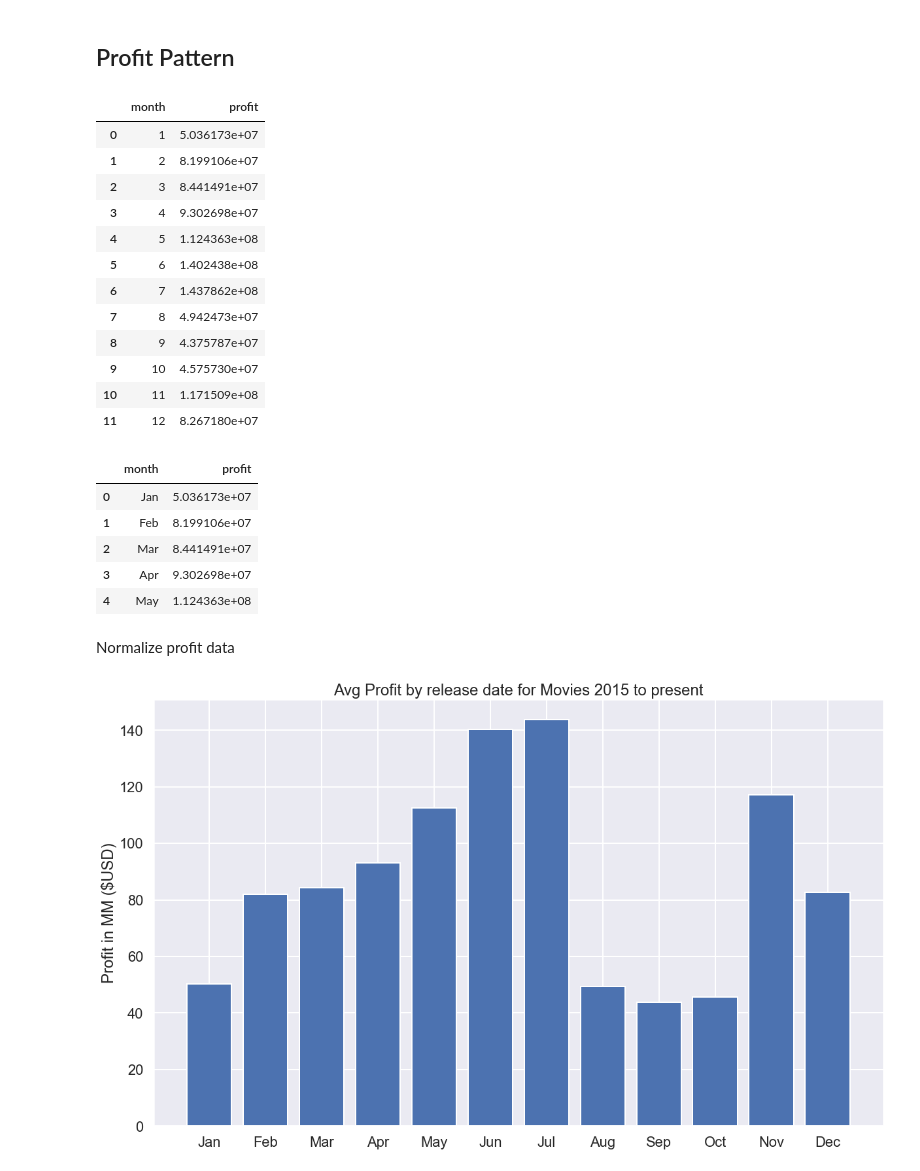
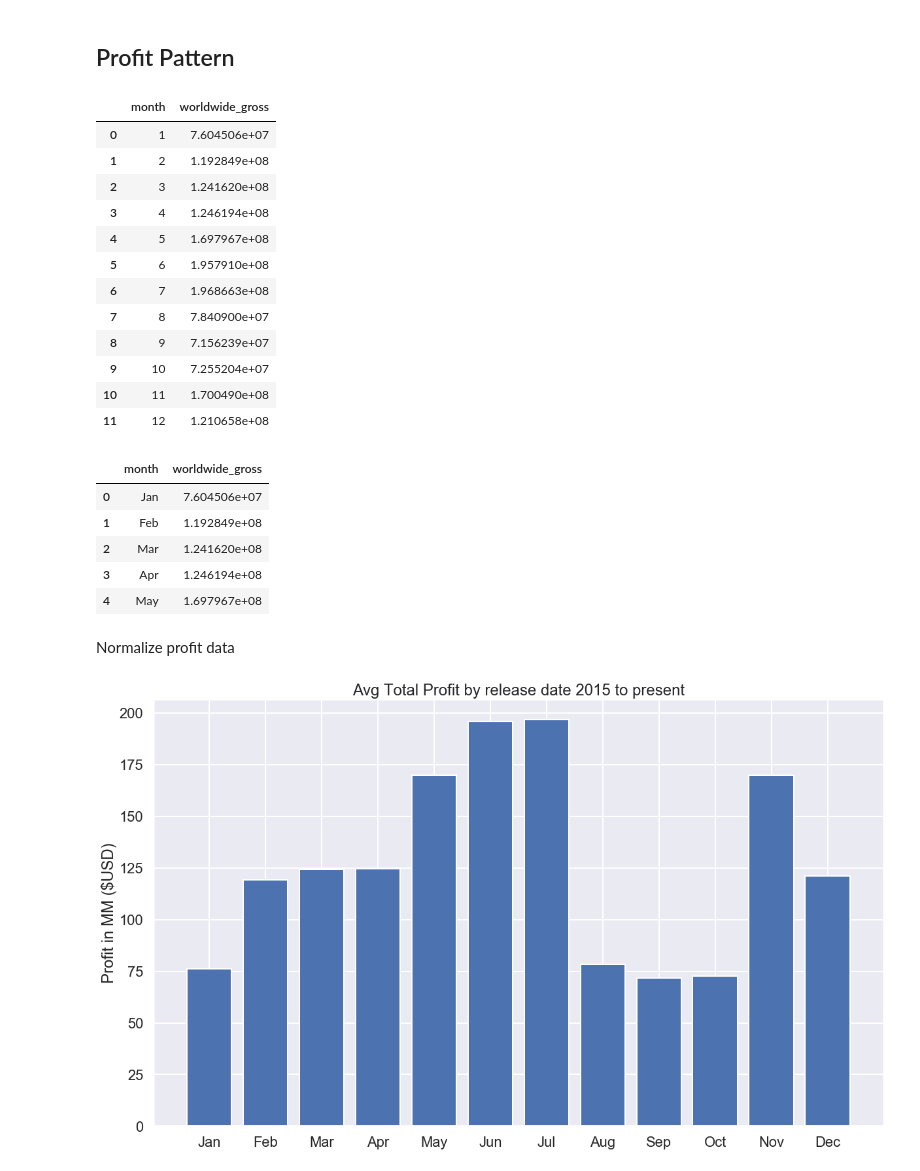
Before and after one commit to etr359/project-1-movie-analysis, a Jupyter notebook: project1_analysis_MASTER2.ipynb, the cells around one changed output. Cells and saved outputs as stored; diff of their text form; code cells hidden in the pictures.

```diff
--- a/project1_analysis_MASTER2.ipynb
+++ b/project1_analysis_MASTER2.ipynb
@@ -1352,3 +820 @@ Create profit column
-# %%
-tn_movie_budgets['profit'] = tn_movie_budgets['worldwide_gross'] - tn_movie_budgets['production_budget']
 # %%
@@ -1363,23 +829,23 @@ tn_movie_budgets.sort_values(by='profit', ascending=False).head()
 # %% [markdown]
 ## Profit Pattern
 # %%
-profit_by_month_year = tn_movie_budgets[tn_movie_budgets['year']>2014].groupby(['month']).profit.mean().reset_index()
+profit_by_month_year = tn_movie_budgets[tn_movie_budgets['year']>2014].groupby(['month'])['worldwide_gross'].mean().reset_index()
 # %%
 profit_by_month_year
 # %% [output]
-|  | month | profit |
-| 0 | 1 | 5.036173e+07 |
-| 1 | 2 | 8.199106e+07 |
-| 2 | 3 | 8.441491e+07 |
-| 3 | 4 | 9.302698e+07 |
-| 4 | 5 | 1.124363e+08 |
-| 5 | 6 | 1.402438e+08 |
-| 6 | 7 | 1.437862e+08 |
-| 7 | 8 | 4.942473e+07 |
-| 8 | 9 | 4.375787e+07 |
-| 9 | 10 | 4.575730e+07 |
-| 10 | 11 | 1.171509e+08 |
-| 11 | 12 | 8.267180e+07 |
+|  | month | worldwide_gross |
+| 0 | 1 | 7.604506e+07 |
+| 1 | 2 | 1.192849e+08 |
+| 2 | 3 | 1.241620e+08 |
+| 3 | 4 | 1.246194e+08 |
+| 4 | 5 | 1.697967e+08 |
+| 5 | 6 | 1.957910e+08 |
+| 6 | 7 | 1.968663e+08 |
+| 7 | 8 | 7.840900e+07 |
+| 8 | 9 | 7.156239e+07 |
+| 9 | 10 | 7.255204e+07 |
+| 10 | 11 | 1.700490e+08 |
+| 11 | 12 | 1.210658e+08 |
 # %%
 month_dict = {1: 'Jan', 2: 'Feb', 3: 'Mar', 4: 'Apr', 5: 'May', 6: 'Jun', 7: 'Jul', 8: 'Aug', 9: 'Sep',
              10: 'Oct', 11: 'Nov', 12: 'Dec'}
@@ -1388,23 +854,24 @@ profit_by_month_year['month'] = profit_by_month_year['month'].map(month_dict)
 # %%
 profit_by_month_year.head()
 # %% [output]
-|  | month | profit |
-| 0 | Jan | 5.036173e+07 |
-| 1 | Feb | 8.199106e+07 |
-| 2 | Mar | 8.441491e+07 |
-| 3 | Apr | 9.302698e+07 |
-| 4 | May | 1.124363e+08 |
+|  | month | worldwide_gross |
+| 0 | Jan | 7.604506e+07 |
+| 1 | Feb | 1.192849e+08 |
+| 2 | Mar | 1.241620e+08 |
+| 3 | Apr | 1.246194e+08 |
+| 4 | May | 1.697967e+08 |
 # %% [markdown]
 Normalize profit data
 # %%
-profit_by_month_year['profit'] = profit_by_month_year['profit']/1000000
+profit_by_month_year['worldwide_gross'] = profit_by_month_year['worldwide_gross']/1000000
 # %%
 # plot bar char
 fig, ax = plt.subplots(figsize=(20,12))
 
-ax.bar(x=profit_by_month_year['month'], height=profit_by_month_year['profit'])
-ax.set_title('Avg Profit by release date for Movies 2015 to present')
+ax.bar(x=profit_by_month_year['month'], height=profit_by_month_year['worldwide_gross'])
+ax.set_title('Avg Total Profit by release date 2015 to present')
 ax.set_xlabel
-ax.set_ylabel('Profit in MM ($USD)');
+ax.set_ylabel('Profit in MM ($USD)')
+plt.savefig('./images/avg profit by month 2015 to present.png');
 # %% [output]
-[figure, old version]
+[figure, new version]
```
Also changed, not shown: parts of 113 cells of this notebook, 7 other files.
